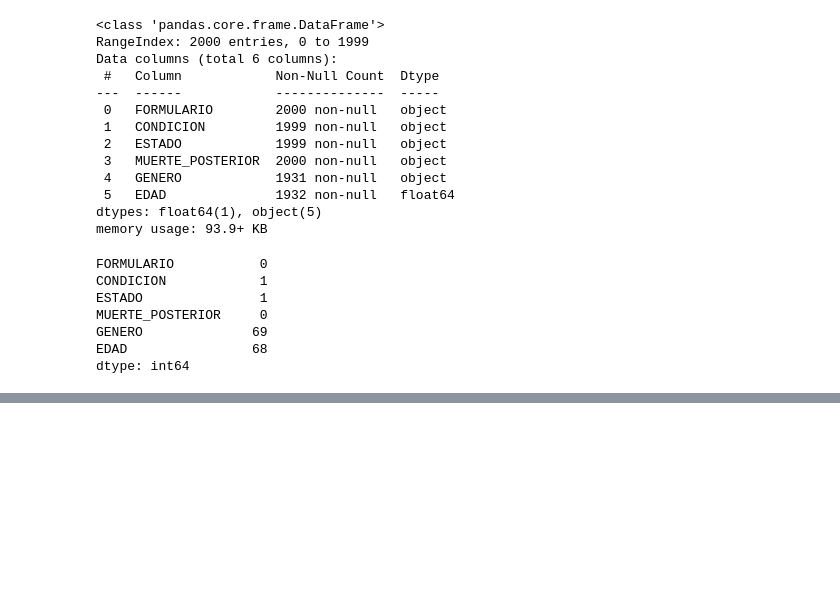
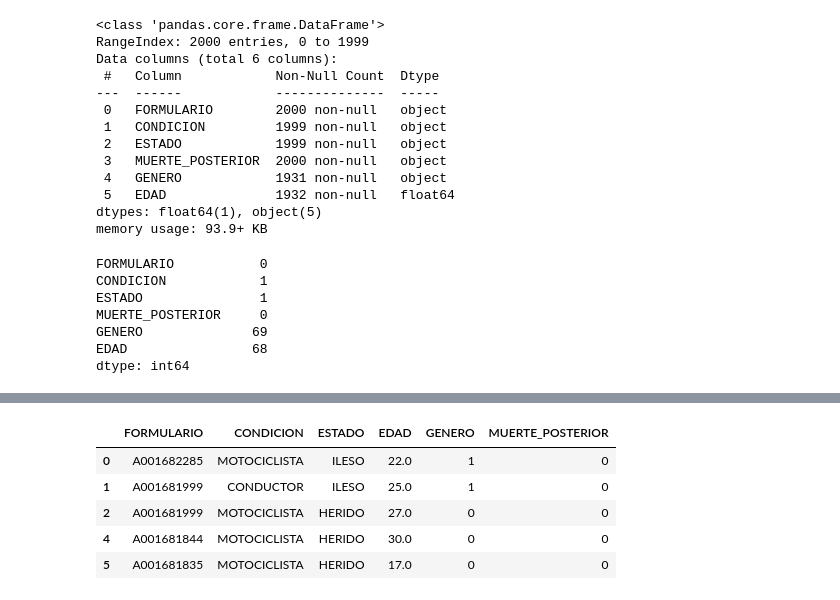
Before and after one commit to bermudez05/Siniestralidad_Bogota_BD, a Jupyter notebook: ACC_.ipynb, the cells around one changed output, grey strips where cells are left out. Cells and saved outputs as stored; diff of their text form; code cells hidden in the pictures; blank space fills up the shorter version.

```diff
--- a/ACC_vehiculo.ipynb
+++ b/ACC_.ipynb
@@ -509,0 +583,3 @@ lesionados_data.dropna(inplace=True)
+# %%
+dummies_muertePosterior = pd.get_dummies(actor_data["MUERTE_POSTERIOR"],dtype=int)
+dummies_muertePosterior
@@ -509,0 +600,15 @@ lesionados_data.dropna(inplace=True)
+# %%
+actor_data = actor_data.join(dummies_muertePosterior)
+actor_data.drop("MUERTE_POSTERIOR", axis=1, inplace=True)
+
+actor_data.drop("N", axis=1, inplace=True)
+actor_data.rename(columns={"S": "MUERTE_POSTERIOR"}, inplace=True)
+# %%
+actor_data.head()
+# %% [output]
+|  | FORMULARIO | CONDICION | ESTADO | EDAD | GENERO | MUERTE_POSTERIOR |
+| 0 | A001682285 | MOTOCICLISTA | ILESO | 22.0 | 1 | 0 |
+| 1 | A001681999 | CONDUCTOR | ILESO | 25.0 | 1 | 0 |
+| 2 | A001681999 | MOTOCICLISTA | HERIDO | 27.0 | 0 | 0 |
+| 4 | A001681844 | MOTOCICLISTA | HERIDO | 30.0 | 0 | 0 |
+| 5 | A001681835 | MOTOCICLISTA | HERIDO | 17.0 | 0 | 0 |
```
Also changed, not shown: parts of 9 cells of this notebook, 4 other files.
